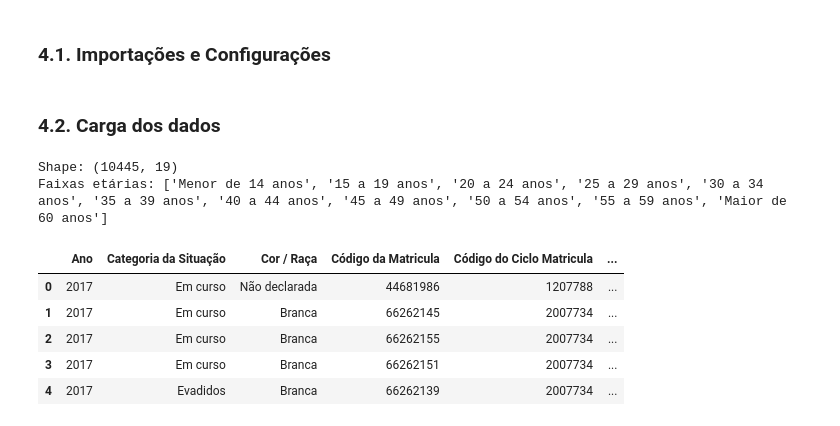
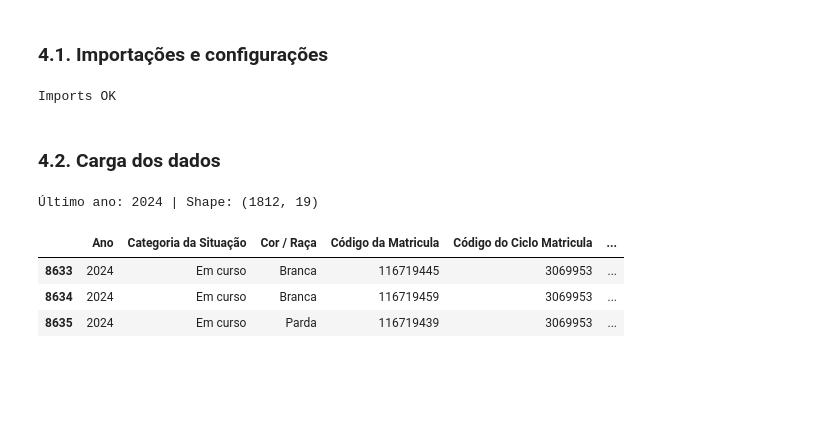
Before and after one commit to carolventuri/TCC, a Jupyter notebook: notebooks/4_graficos_perfil_estudantes.ipynb, the cells around one changed output. Saved outputs shown, nothing was run; the diff lists cells and outputs as text; code cells hidden in the pictures; blank space fills up the shorter version.

```diff
--- a/notebooks/4_graficos_perfil_estudantes.ipynb
+++ b/notebooks/4_graficos_perfil_estudantes.ipynb
@@ -12,42 +36,44 @@
 # %% [markdown]
-### 4.1. Importações e Configurações
+### 4.1. Importações e configurações
 # %%
 import pandas as pd
+import numpy as np
 import plotly.express as px
+import plotly.graph_objects as go
 
-# Ordem cronológica das faixas etárias (usada para ordenar os eixos)
 ORDEM_ETARIA = [
     "Menor de 14 anos", "15 a 19 anos", "20 a 24 anos",
     "25 a 29 anos", "30 a 34 anos", "35 a 39 anos",
     "40 a 44 anos", "45 a 49 anos", "50 a 54 anos",
     "55 a 59 anos", "Maior de 60 anos",
 ]
-
-# Ordem lógica das faixas de renda
 ORDEM_RENDA = [
     "0<RFP<=0,5", "0,5<RFP<=1", "1<RFP<=1,5",
     "1,5<RFP<=2,5", "2,5<RFP<=3,5", "RFP>3,5", "Não declarada",
 ]
+CORES_SEXO = {"M": "#2196F3", "F": "#E91E63"}
+
+print("Imports OK")
+# %% [output]
+Imports OK
 # %% [markdown]
 ### 4.2. Carga dos dados
 # %%
-df_dados_tratados = pd.read_parquet("../dados_tratados/restinga_dados_tratados.parquet")
+df_completo = pd.read_parquet("../dados_tratados/restinga_dados_tratados.parquet")
 
-# Mantém apenas as faixas etárias que existem nos dados
-faixas_presentes = [f for f in ORDEM_ETARIA if f in df_dados_tratados["Faixa Etária"].unique()]
-rendas_presentes = [r for r in ORDEM_RENDA  if r in df_dados_tratados["Renda Familiar"].unique()]
+# Usa apenas o último ano disponível
+ultimo_ano = int(df_completo["Ano"].max())
+df = df_completo[df_completo["Ano"] == ultimo_ano].copy()
 
-print("Shape:", df_dados_tratados.shape)
-print("Faixas etárias:", faixas_presentes)
+# Mantém apenas as categorias presentes nos dados
+faixas_presentes = [f for f in ORDEM_ETARIA if f in df["Faixa Etária"].unique()]
+rendas_presentes = [r for r in ORDEM_RENDA  if r in df["Renda Familiar"].unique()]
+
+print(f"Último ano: {ultimo_ano} | Shape: {df.shape}")
+df.head(3)
 # %% [output]
-Shape: (10445, 19)
-Faixas etárias: ['Menor de 14 anos', '15 a 19 anos', '20 a 24 anos', '25 a 29 anos', '30 a 34 anos', '35 a 39 anos', '40 a 44 anos', '45 a 49 anos', '50 a 54 anos', '55 a 59 anos', 'Maior de 60 anos']
+Último ano: 2024 | Shape: (1812, 19)
+|  | Ano | Categoria da Situação | Cor / Raça | Código da Matricula | Código do Ciclo Matricula | ... |
+| 8633 | 2024 | Em curso | Branca | 116719445 | 3069953 | ... |
+| 8634 | 2024 | Em curso | Branca | 116719459 | 3069953 | ... |
+| 8635 | 2024 | Em curso | Parda | 116719439 | 3069953 | ... |
-# %%
-df_dados_tratados.head()
-# %% [output]
-|  | Ano | Categoria da Situação | Cor / Raça | Código da Matricula | Código do Ciclo Matricula | ... |
-| 0 | 2017 | Em curso | Não declarada | 44681986 | 1207788 | ... |
-| 1 | 2017 | Em curso | Branca | 66262145 | 2007734 | ... |
-| 2 | 2017 | Em curso | Branca | 66262155 | 2007734 | ... |
-| 3 | 2017 | Em curso | Branca | 66262151 | 2007734 | ... |
-| 4 | 2017 | Evadidos | Branca | 66262139 | 2007734 | ... |
```
Also changed, not shown: parts of 27 cells of this notebook, 10 other files.
